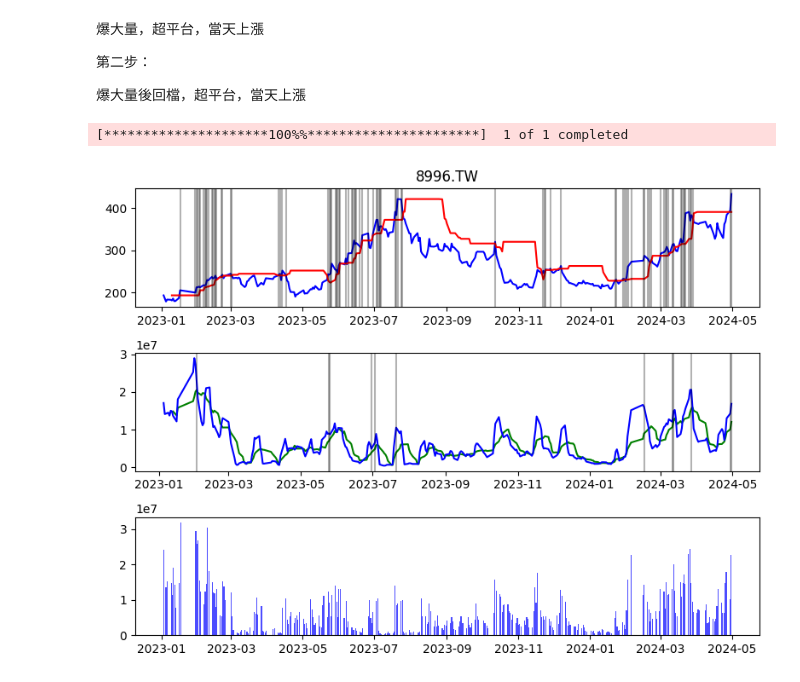
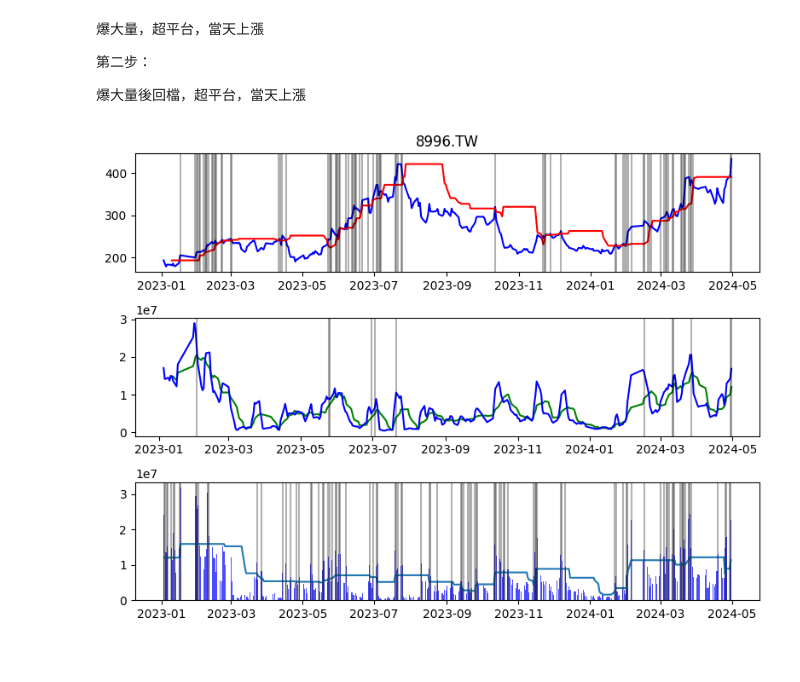
Before and after one commit to tsungyou/Money, a Jupyter notebook: tw-stock-screener/test.ipynb, the cells around one changed output. Cells and saved outputs as stored; diff of their text form; code cells hidden in the pictures.

```diff
--- a/tw-stock-screener/test.ipynb
+++ b/tw-stock-screener/test.ipynb
@@ -7,9 +12,6 @@
 # %%
 # 爆大量，超平台，當天上漲
-import yfinance as yf
-import matplotlib.pyplot as plt
-stock = "8996.TW"
-data = yf.download(stock, start='2023-01-01')
+# 怎麼停損
 data['V5'] = data['Volume'].rolling(9).mean()
 data['V3'] = data['Volume'].rolling(3).mean()
 data['V3o5'] =  data['V3'] > data['V5']
@@ -23,32 +25,39 @@ ax[0].plot(data['Close'], color='blue', label='Close Price')
 ax[1].plot(data['V5'], color='green', label='avg20vol')
 ax[1].plot(data['V3'], color='blue', label='avg20vol')
 
 
 
 # huge volume
 
 # break the correction stage
 data['price_max20'] = data['Close'].rolling(window=20, min_periods=1).max()
 data['price_max20_late5'] = data['price_max20'].shift(5)
 
 data['signal_price'] = data['price_max20_late5'] < data['Close']
 data['signal_vol'] = data['V3o5'].rolling(window=5, min_periods=1).apply(lambda x: all(x == True))
 data['signal_return'] = data['returnOnClose'] > 0
 
 data['signal_total'] = (data['signal_price'] == True) & (data['signal_vol'] == True) & (data["signal_return"] == True)
+# =========== signal_price step2
+# 要再加一個 break前要有至少20天沉寂的交易量．
+data['max_vol_20_half'] = data['Volume'].rolling(window=20, min_periods=1).max()*0.5
+data['signal_vol_half_max'] = data['Volume'] > data['max_vol_20_half']
+ax[2].plot(data['max_vol_20_half'])
+# data['signal_price_s2']
+for dates in data[data['signal_vol_half_max'] == 1].index:
+    ax[2].axvline(dates, color='black', alpha=0.3)
 
 ax[0].plot(data['price_max20_late5'], color="r", label='max_plate')
 for dates in data[data['signal_price'] == 1].index:
     ax[0].axvline(dates, color='black', alpha=0.3)
 
 for dates in data[data['signal_total'] == 1].index:
     ax[1].axvline(dates, color='black', alpha=0.3)
 
 volume = data['Volume']
 ax[2].bar(volume.index, volume, color='blue', alpha=0.7)
 ax[0].set_title(stock)
 plt.tight_layout()
 plt.show()
 # %% [output]
-[*********************100%%**********************]  1 of 1 completed
-[figure, old version]
+[figure, new version]
```
Also changed, not shown: parts of 5 cells of this notebook, 1 other file.
